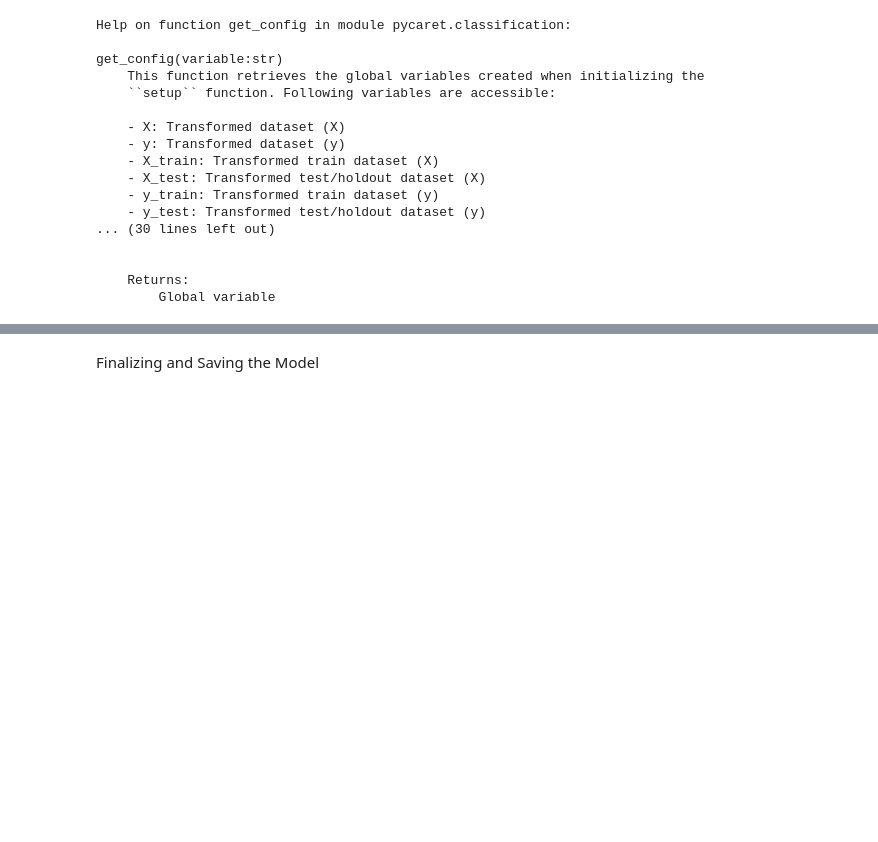
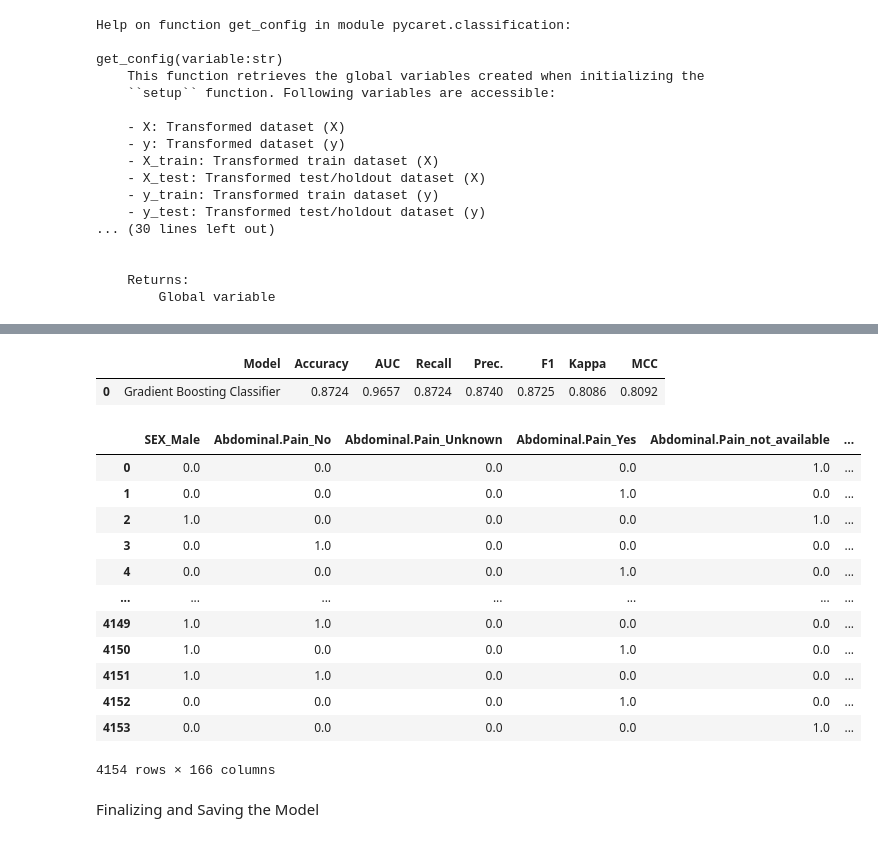
Before and after one commit to averadba/arbovirus_classifier, a Jupyter notebook: Pycaret Code.ipynb, the cells around one changed output, grey strips where cells are left out. Drawn from its saved outputs; the diff is of its cells as text; code cells hidden in the pictures; blank space fills up the shorter version.

```diff
--- a/Pycaret Code.ipynb
+++ b/Pycaret Code.ipynb
@@ -304,3 +304,21 @@ predict_model(tuned_gbc, raw_score=True)
+# %%
+predict_model(gbc, raw_score=True)
+# %% [output]
+|  | Model | Accuracy | AUC | Recall | Prec. | F1 | Kappa | MCC |
+| 0 | Gradient Boosting Classifier | 0.8724 | 0.9657 | 0.8724 | 0.8740 | 0.8725 | 0.8086 | 0.8092 |
+|  | SEX_Male | Abdominal.Pain_No | Abdominal.Pain_Unknown | Abdominal.Pain_Yes | Abdominal.Pain_not_available | ... |
+| 0 | 0.0 | 0.0 | 0.0 | 0.0 | 1.0 | ... |
+| 1 | 0.0 | 0.0 | 0.0 | 1.0 | 0.0 | ... |
+| 2 | 1.0 | 0.0 | 0.0 | 0.0 | 1.0 | ... |
+| 3 | 0.0 | 1.0 | 0.0 | 0.0 | 0.0 | ... |
+| 4 | 0.0 | 0.0 | 0.0 | 1.0 | 0.0 | ... |
+| ... | ... | ... | ... | ... | ... | ... |
+| 4149 | 1.0 | 1.0 | 0.0 | 0.0 | 0.0 | ... |
+| 4150 | 1.0 | 0.0 | 0.0 | 1.0 | 0.0 | ... |
+| 4151 | 1.0 | 1.0 | 0.0 | 0.0 | 0.0 | ... |
+| 4152 | 0.0 | 0.0 | 0.0 | 1.0 | 0.0 | ... |
+| 4153 | 0.0 | 0.0 | 0.0 | 0.0 | 1.0 | ... |
+4154 rows × 166 columns
 # %% [markdown]
 Finalizing and Saving the Model
 # %%
```
Also changed, not shown: parts of 9 cells of this notebook, 3 other files.
